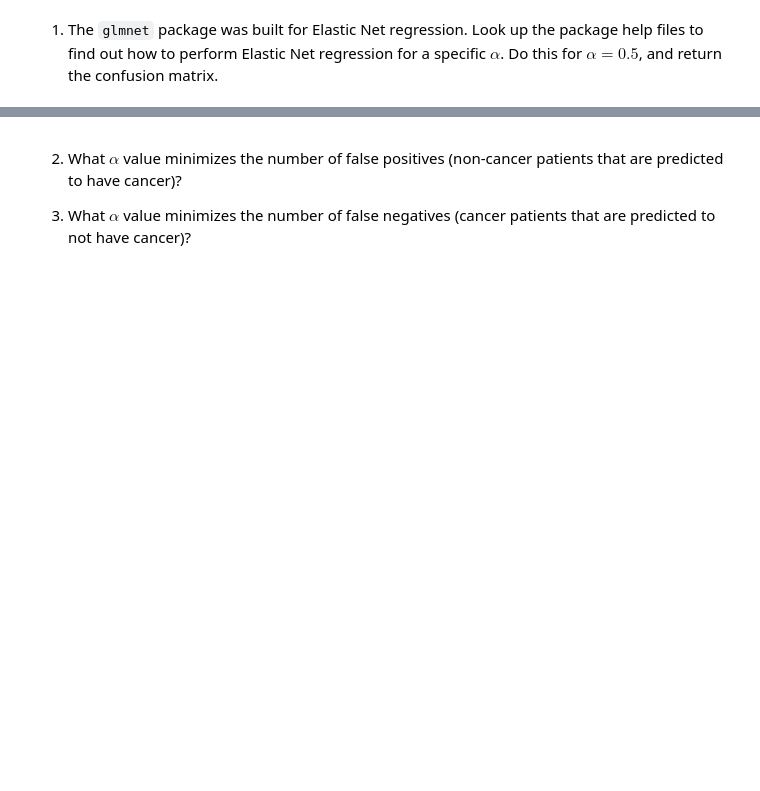
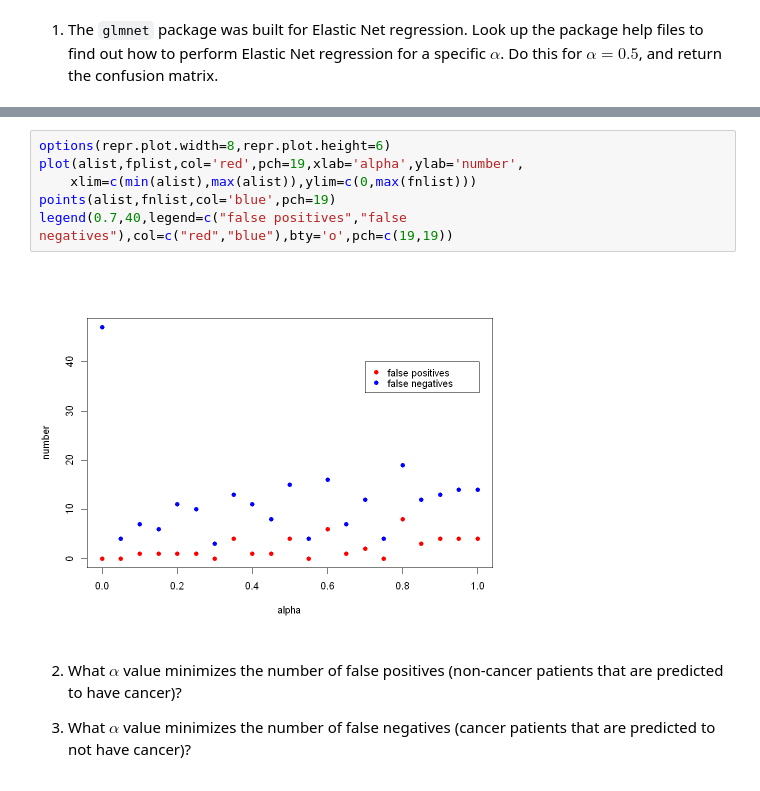
Before and after one commit to pderdeyn/Math227C, a Jupyter notebook: ProblemSets_PartII/Math227C20Sp_P10_ElasticNet.ipynb, the cells around one changed output, grey strips where cells are left out. Drawn from its saved outputs; the diff is of its cells as text; blank space fills up the shorter version.

```diff
--- a/ProblemSets_PartII/Math227C20Sp_P10_ElasticNet.ipynb
+++ b/ProblemSets_PartII/Math227C20Sp_P10_ElasticNet.ipynb
@@ -235,3 +363,11 @@ which is called __Elastic Net__.
+# %%
+options(repr.plot.width=8,repr.plot.height=6)
+plot(alist,fplist,col='red',pch=19,xlab='alpha',ylab='number',
+    xlim=c(min(alist),max(alist)),ylim=c(0,max(fnlist)))
+points(alist,fnlist,col='blue',pch=19)
+legend(0.7,40,legend=c("false positives","false negatives"),col=c("red","blue"),bty='o',pch=c(19,19))
+# %% [output]
+[figure, added]
 # %% [markdown]
 2. What $\alpha$ value minimizes the number of false positives (non-cancer patients that are predicted to have cancer)?
 
```
Also changed, not shown: parts of 15 cells of this notebook.
